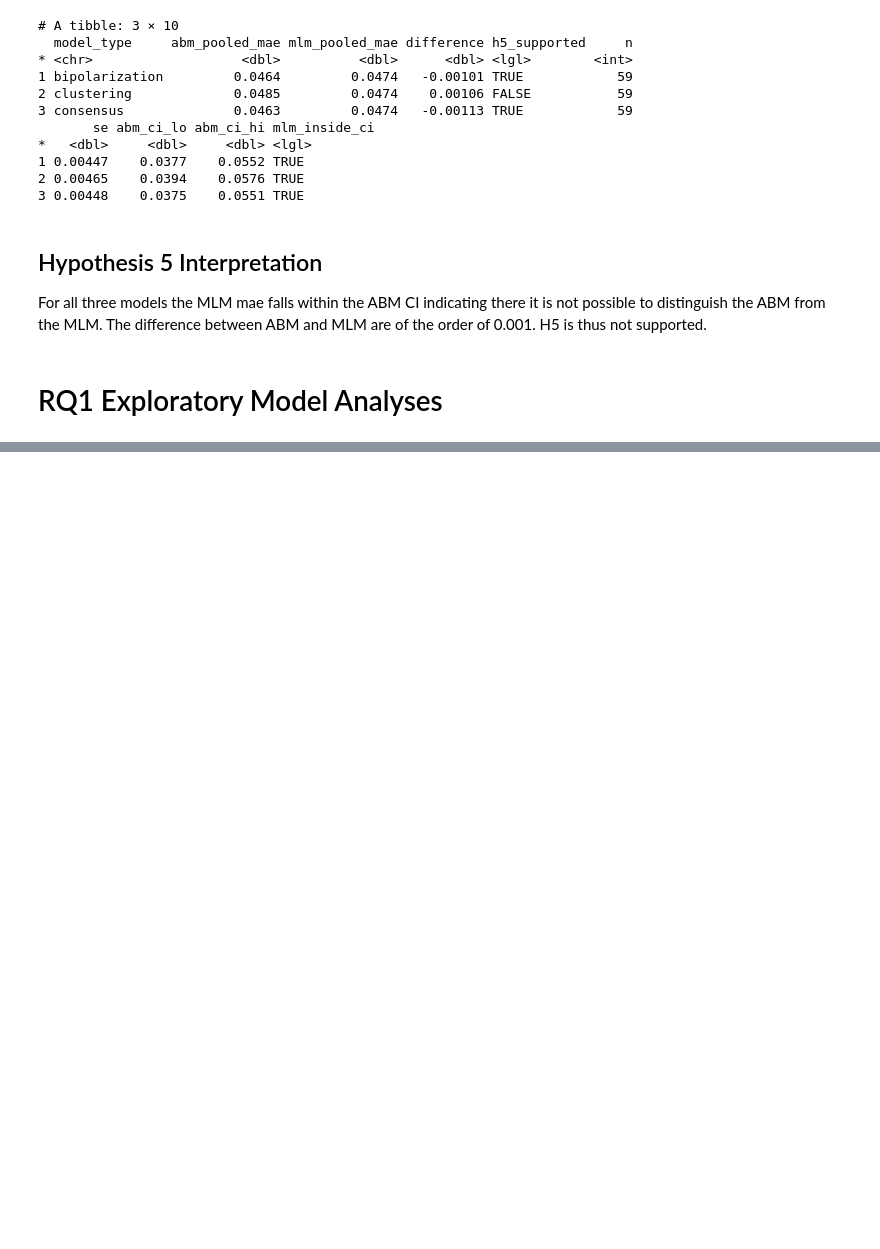
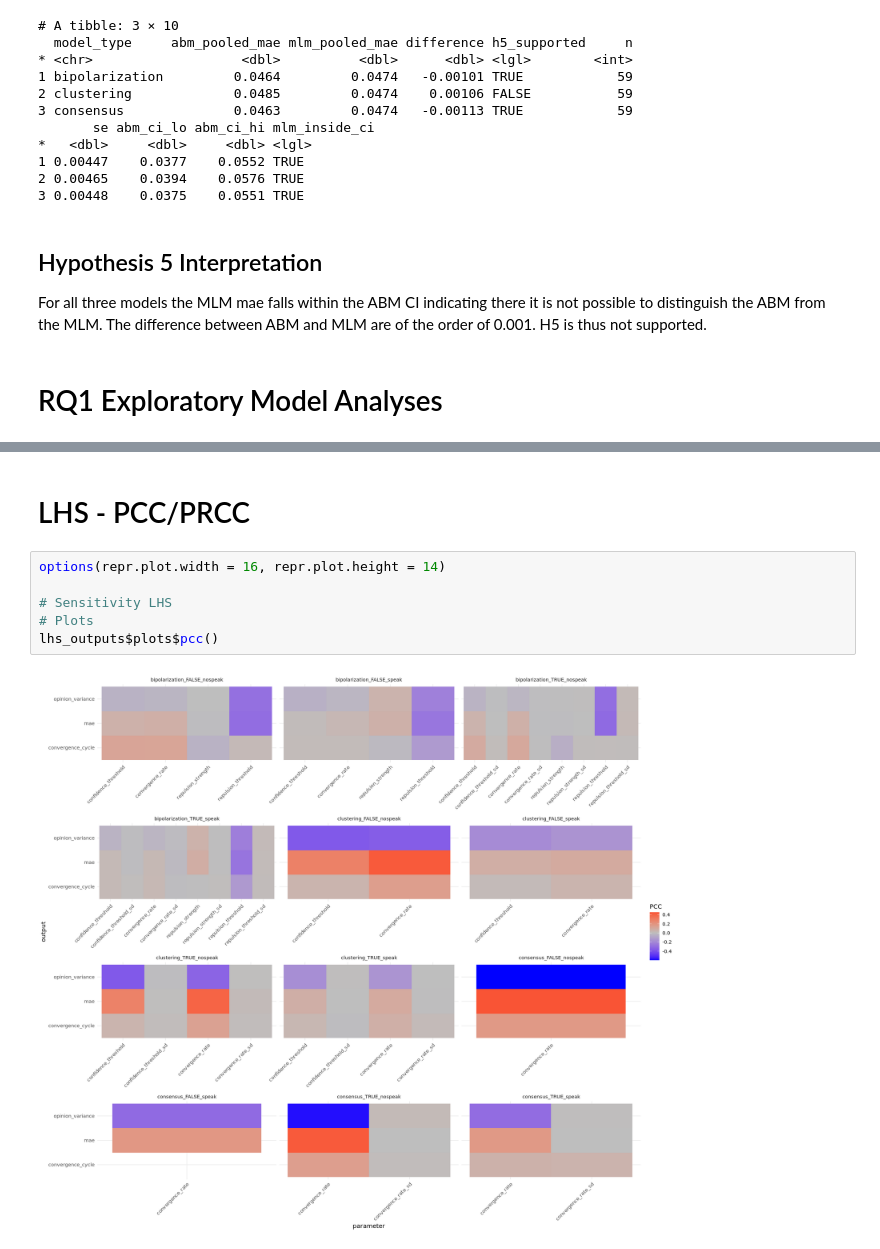
Before and after one commit to NomNom-tk/AGROPT-MODEL, a Jupyter notebook: data-anal/week of 27-4/Hypotheses.ipynb, the cells around one changed output, grey strips where cells are left out. Saved outputs shown, nothing was run; the diff lists cells and outputs as text; blank space fills up the shorter version.

```diff
--- a/data-anal/week of 27-4/Hypotheses.ipynb
+++ b/data-anal/week of 27-4/Hypotheses.ipynb
@@ -770,0 +531,10 @@ A grouped_df: 35 × 6
+# %% [markdown]
+# LHS - PCC/PRCC
+# %%
+options(repr.plot.width = 16, repr.plot.height = 14)
+
+# Sensitivity LHS
+# Plots
+lhs_outputs$plots$pcc()
+# %% [output]
+[figure, added]
```
Also changed, not shown: parts of 23 cells of this notebook, 4 other files.
